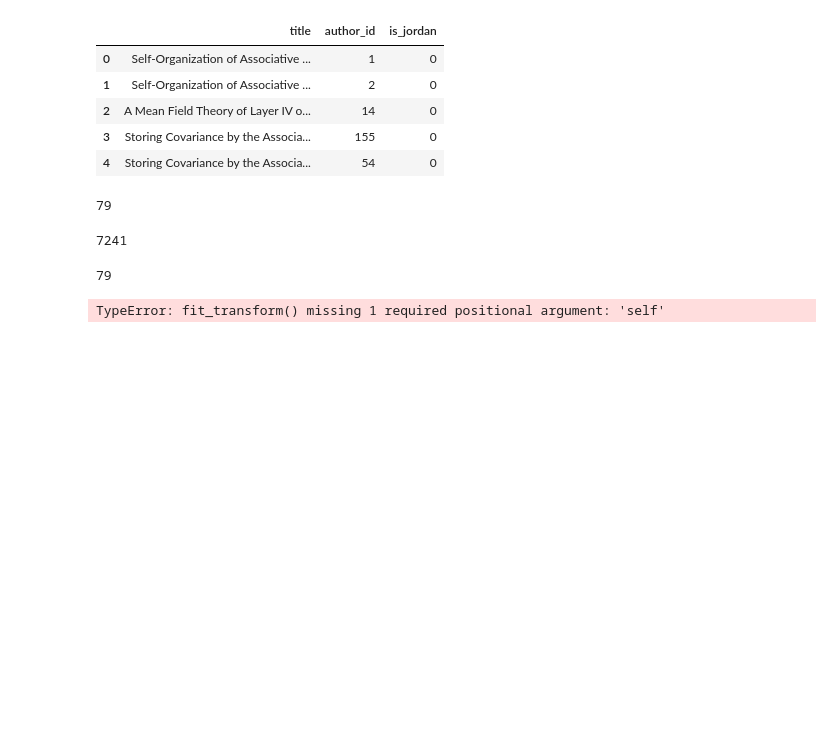
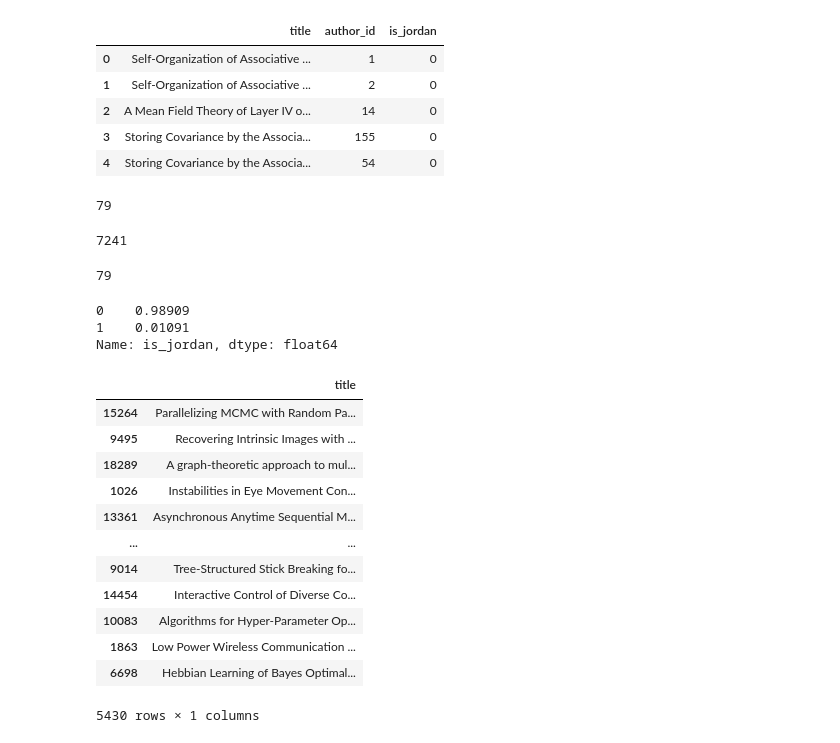
Before and after one commit to wwhite5/Springboard-Capstone-1-NLP, a Jupyter notebook: Notebooks/One_Author_From_Title.ipynb, the cells around one changed output. Cells and saved outputs as stored; diff of their text form; code cells hidden in the pictures; blank space fills up the shorter version.

```diff
--- a/Notebooks/One_Author_From_Title.ipynb
+++ b/Notebooks/One_Author_From_Title.ipynb
@@ -73,13 +81,30 @@ len(is_jordan)
 len(is_jordan.query('is_jordan == 1'))
 # %% [output]
 79
+# %%
+is_jordan.is_jordan.value_counts(normalize=True)
+# %% [output]
+0    0.98909
+1    0.01091
+Name: is_jordan, dtype: float64
 # %%
 X = is_jordan['title'].to_frame()
 y = is_jordan['is_jordan'].to_frame()
 # %%
 X_train, X_test, y_train, y_test = train_test_split(X, y, random_state=21, train_size=0.75)
-# %%
-train_word_count_vector = cv.fit_transform(raw_documents=X_train)
-train_word_count_vector.shape
-# %% [output]
-TypeError: fit_transform() missing 1 required positional argument: 'self'
+# %%
+X_train
+# %% [output]
+|  | title |
+| 15264 | Parallelizing MCMC with Random Pa... |
+| 9495 | Recovering Intrinsic Images with ... |
+| 18289 | A graph-theoretic approach to mul... |
+| 1026 | Instabilities in Eye Movement Con... |
+| 13361 | Asynchronous Anytime Sequential M... |
+| ... | ... |
+| 9014 | Tree-Structured Stick Breaking fo... |
+| 14454 | Interactive Control of Diverse Co... |
+| 10083 | Algorithms for Hyper-Parameter Op... |
+| 1863 | Low Power Wireless Communication ... |
+| 6698 | Hebbian Learning of Bayes Optimal... |
+5430 rows × 1 columns
```
Also changed, not shown: parts of 16 cells of this notebook.
